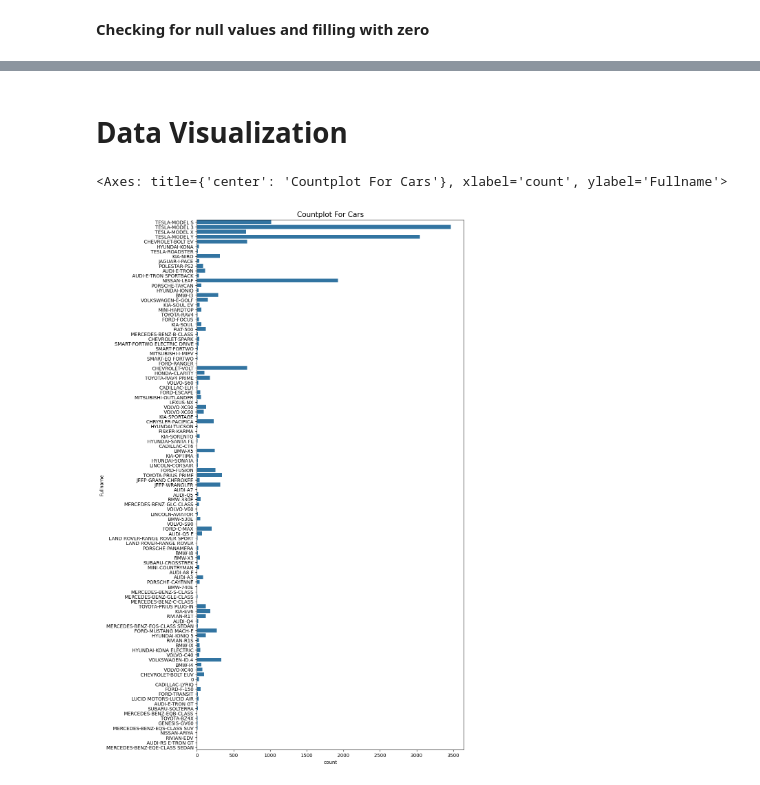
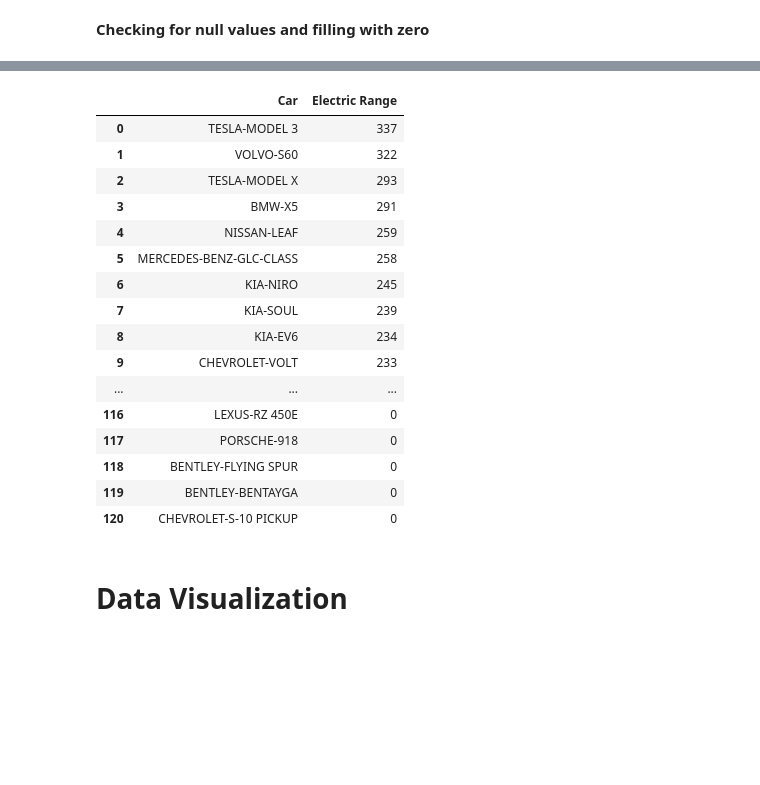
Before and after one commit to leoisqualified/data-analysis-and-ml, a Jupyter notebook: Electric_Vehicle.ipynb, the cells around one changed output, grey strips where cells are left out. Drawn from its saved outputs; the diff is of its cells as text; code cells hidden in the pictures; blank space fills up the shorter version.

```diff
--- a/Electric_Vehicle.ipynb
+++ b/Electric_Vehicle.ipynb
@@ -112,9 +78,26 @@ df2.shape
+# %%
+unique_name = df1['Fullname'].unique()
+sorted_electric_range = df1.groupby('Fullname')['Electric Range'].max().sort_values(ascending = False)
+car_vs_electricrange = pd.DataFrame({'Car':unique_name})
+car_vs_electricrange['Electric Range'] = sorted_electric_range.values
+car_vs_electricrange
+# %% [output]
+|  | Car | Electric Range |
+| 0 | TESLA-MODEL 3 | 337 |
+| 1 | VOLVO-S60 | 322 |
+| 2 | TESLA-MODEL X | 293 |
+| 3 | BMW-X5 | 291 |
+| 4 | NISSAN-LEAF | 259 |
+| 5 | MERCEDES-BENZ-GLC-CLASS | 258 |
+| 6 | KIA-NIRO | 245 |
+| 7 | KIA-SOUL | 239 |
+| 8 | KIA-EV6 | 234 |
+| 9 | CHEVROLET-VOLT | 233 |
+| ... | ... | ... |
+| 116 | LEXUS-RZ 450E | 0 |
+| 117 | PORSCHE-918 | 0 |
+| 118 | BENTLEY-FLYING SPUR | 0 |
+| 119 | BENTLEY-BENTAYGA | 0 |
+| 120 | CHEVROLET-S-10 PICKUP | 0 |
 # %% [markdown]
 # **Data Visualization**
-# %%
-plt.figure(figsize=(10,20))
-plt.title('Countplot For Cars', fontsize=15)
-sns.countplot(y='Fullname',data=df2)
-# %% [output]
-<Axes: title={'center': 'Countplot For Cars'}, xlabel='count', ylabel='Fullname'>
-[figure, removed]
```
Also changed, not shown: parts of 8 cells of this notebook.
